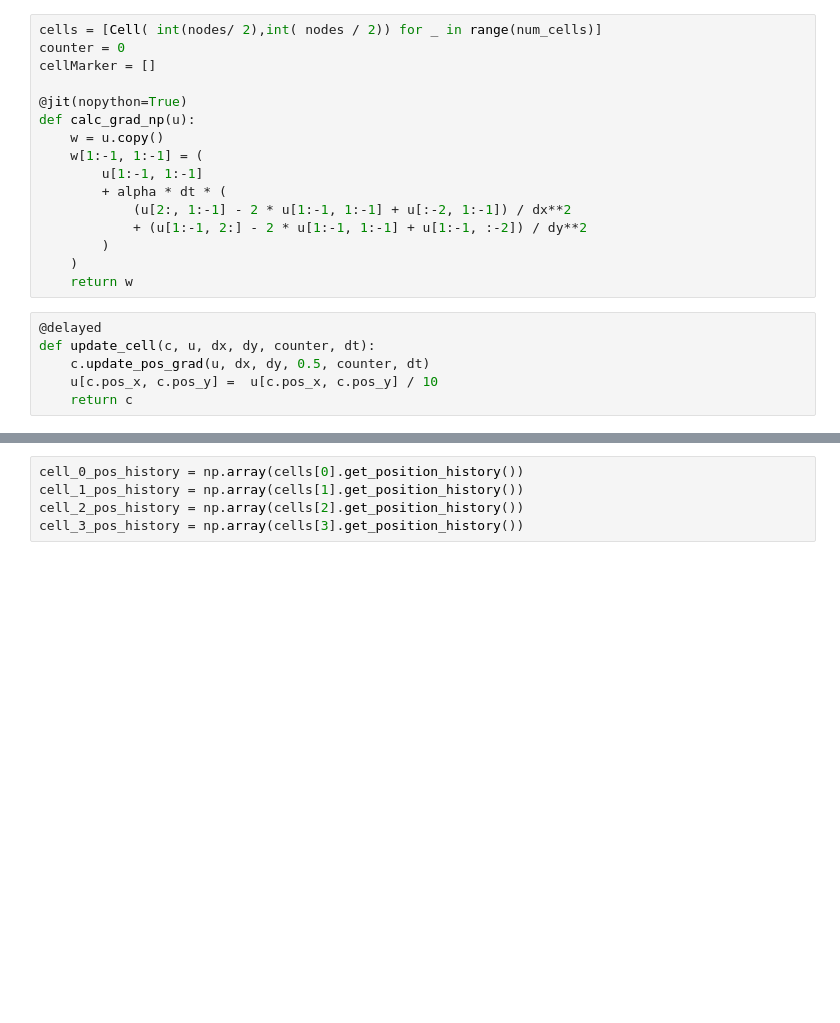
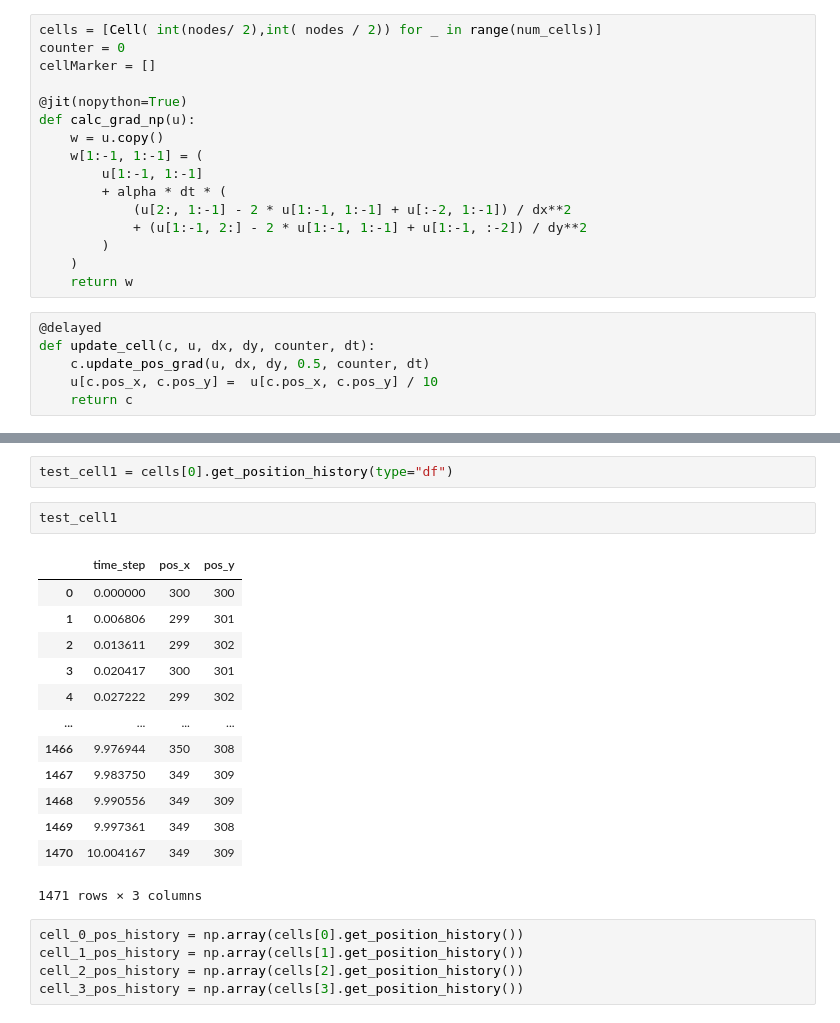
Before and after one commit to Maciej1407/ChemotaxA, a Jupyter notebook: efficiency.ipynb, the cells around one changed output, grey strips where cells are left out. Cells and saved outputs as stored; diff of their text form; blank space fills up the shorter version.

```diff
--- a/efficiency.ipynb
+++ b/efficiency.ipynb
@@ -159,3 +170,21 @@ Total Execution Time: 3.066931962966919
+# %%
+test_cell1 = cells[0].get_position_history(type="df")
+# %%
+test_cell1
+# %% [output]
+|  | time_step | pos_x | pos_y |
+| 0 | 0.000000 | 300 | 300 |
+| 1 | 0.006806 | 299 | 301 |
+| 2 | 0.013611 | 299 | 302 |
+| 3 | 0.020417 | 300 | 301 |
+| 4 | 0.027222 | 299 | 302 |
+| ... | ... | ... | ... |
+| 1466 | 9.976944 | 350 | 308 |
+| 1467 | 9.983750 | 349 | 309 |
+| 1468 | 9.990556 | 349 | 309 |
+| 1469 | 9.997361 | 349 | 308 |
+| 1470 | 10.004167 | 349 | 309 |
+1471 rows × 3 columns
 # %%
 cell_0_pos_history = np.array(cells[0].get_position_history())
 cell_1_pos_history = np.array(cells[1].get_position_history())
```
Also changed, not shown: parts of 9 cells of this notebook, 1 other file.
